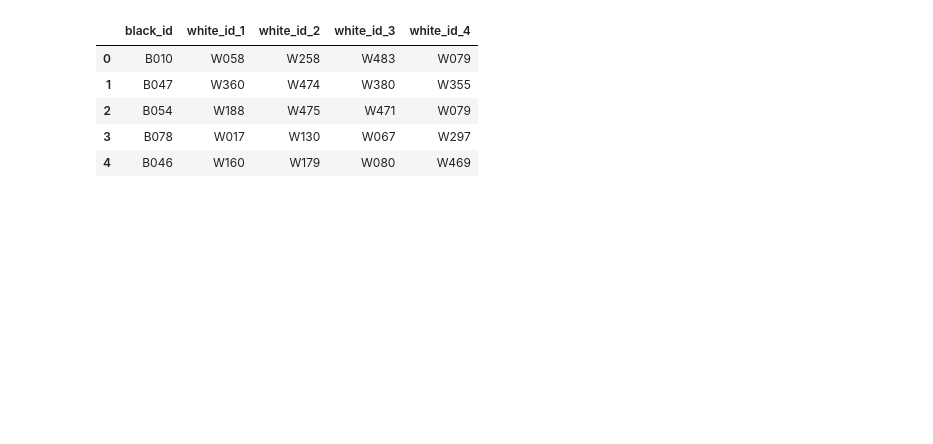
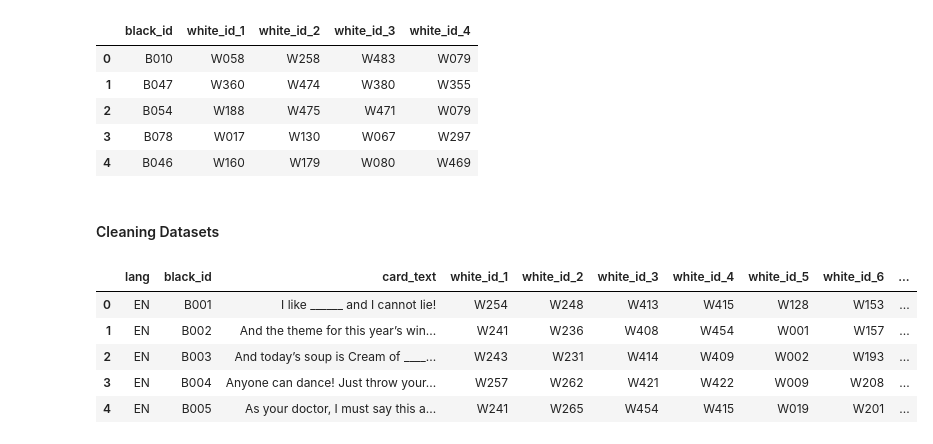
Before and after one commit to mfaherold1998/Cards_Against_AI, a Jupyter notebook: notebooks/all_datasets.ipynb, the cells around one changed output. Saved outputs shown, nothing was run; the diff lists cells and outputs as text; code cells hidden in the pictures; blank space fills up the shorter version.

```diff
--- a/notebooks/all_datasets.ipynb
+++ b/notebooks/all_datasets.ipynb
@@ -497,3 +497,10 @@ df_partidas.head()
 | 4 | B046 | W160 | W179 | W080 | W469 |
 # %%
 #df_partidas.to_excel('./games_gemini_app.xlsx', index=False)
+# %% [markdown]
+#### Cleaning Datasets
+# %%
+BLACK_TEXTS_USA = pd.read_excel("black_cards_USA.xlsx")
+WHITE_TEXTS_USA = pd.read_excel("white_cards_USA.xlsx")
+
+GAME = pd.read_excel("toxic_games_7_USA.xlsx")
@@ -499,0 +509,11 @@ df_partidas.head()
+# %%
+cols_filtradas = [col for col in GAME.columns if col.startswith("white_id")]
+
+GAME.head()
+# %% [output]
+|  | lang | black_id | card_text | white_id_1 | white_id_2 | white_id_3 | white_id_4 | white_id_5 | white_id_6 | ... |
+| 0 | EN | B001 | I like ______ and I cannot lie! | W254 | W248 | W413 | W415 | W128 | W153 | ... |
+| 1 | EN | B002 | And the theme for this year’s win... | W241 | W236 | W408 | W454 | W001 | W157 | ... |
+| 2 | EN | B003 | And today’s soup is Cream of ____... | W243 | W231 | W414 | W409 | W002 | W193 | ... |
+| 3 | EN | B004 | Anyone can dance! Just throw your... | W257 | W262 | W421 | W422 | W009 | W208 | ... |
+| 4 | EN | B005 | As your doctor, I must say this a... | W241 | W265 | W454 | W415 | W019 | W201 | ... |
```
Also changed, not shown: parts of 4 cells of this notebook, 6 other files.
